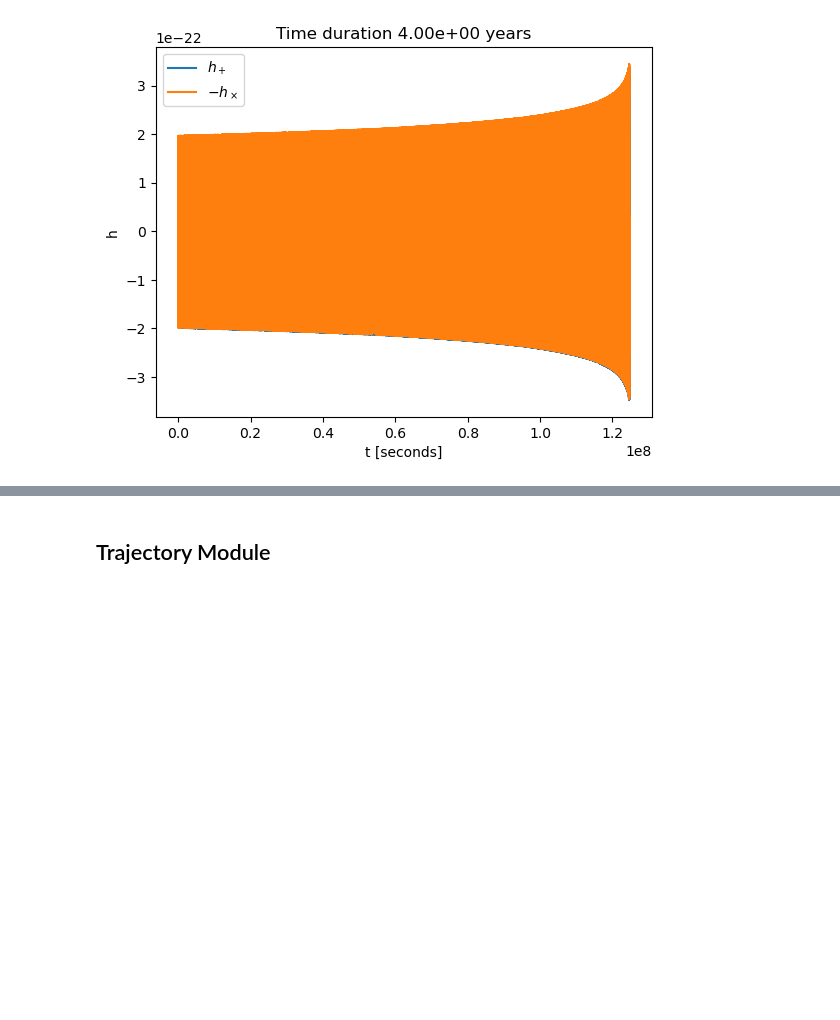
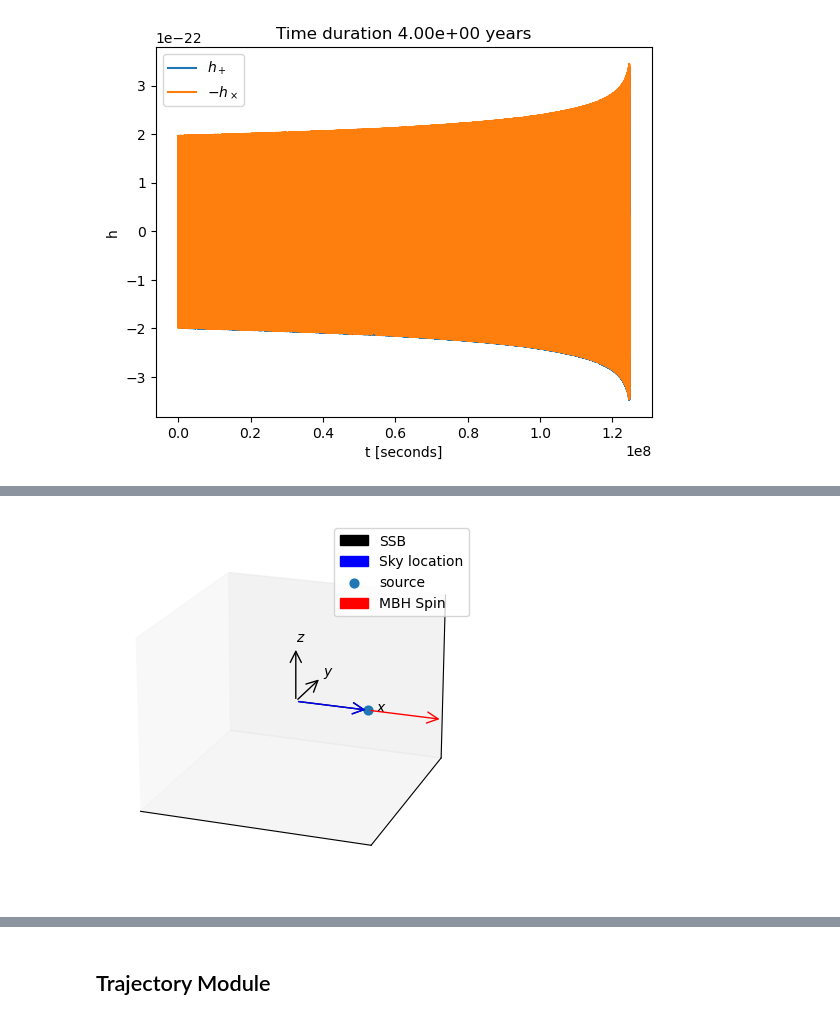
Before and after one commit to lorenzsp/GRAPPA_EMRI_tutorial, a Jupyter notebook: Grappa_tutorial.ipynb, the cells around one changed output, grey strips where cells are left out. Saved outputs shown, nothing was run; the diff lists cells and outputs as text; code cells hidden in the pictures; blank space fills up the shorter version.

Commit message:
update trajectory and text

```diff
--- a/Grappa_tutorial.ipynb
+++ b/Grappa_tutorial.ipynb
@@ -231,0 +241,95 @@ plt.show()
+# %%
+from mpl_toolkits.mplot3d import Axes3D
+from matplotlib.patches import FancyArrowPatch
+from mpl_toolkits.mplot3d import proj3d
+
+class Arrow3D(FancyArrowPatch):
+    def __init__(self, xs, ys, zs, *args, **kwargs):
+        super().__init__((0,0), (0,0), *args, **kwargs)
+        self._verts3d = xs, ys, zs
+
+    def do_3d_projection(self, renderer=None):
+        xs3d, ys3d, zs3d = self._verts3d
+        xs, ys, zs = proj3d.proj_transform(xs3d, ys3d, zs3d, self.axes.M)
+        self.set_positions((xs[0],ys[0]),(xs[1],ys[1]))
+
+        return np.min(zs)
+
+# draw the SSB frame
+fig = plt.figure()
+ax = fig.add_subplot(111, projection='3d')
+arrow_prop_dict = dict(mutation_scale=20, arrowstyle='->')
+
+a = Arrow3D([0, 1], [0, 0], [0, 0], **arrow_prop_dict, color='k')
+ax.add_artist(a)
+a = Arrow3D([0, 0], [0, 1], [0, 0], **arrow_prop_dict, color='k')
+ax.add_artist(a)
+a = Arrow3D([0, 0], [0, 0], [0, 1], **arrow_prop_dict, color='k',label='SSB')
+ax.add_artist(a)
+
+ax.text(1.1, 0, 0, r'$x$')
+ax.text(0, 1.1, 0, r'$y$')
+ax.text(0, 0, 1.1, r'$z$')
+
+
+# sky direction
+qS = np.pi*0.5  # polar sky angle
+phiS = 2*np.pi*0.0  # azimuthal viewing angle
+th, ph, lab = qS, phiS, 'Sky location'
+x_ = np.sin(th) * np.cos(ph)
+y_ = np.sin(th) * np.sin(ph)
+z_ = np.cos(th)
+a = Arrow3D([0, x_], [0, y_], [0, z_], **arrow_prop_dict, color='blue', label=lab)
+ax.add_artist(a)
+ax.scatter(x_,y_,z_,s=40,label='source')
+
+# sky spin
+qK = np.pi*0.5  # polar spin angle
+phiK = 2*np.pi*0.0  # azimuthal viewing angle
+th, ph, lab = qK, phiK, 'MBH Spin'
+x_s = np.sin(th) * np.cos(ph)
+y_s = np.sin(th) * np.sin(ph)
+z_s = np.cos(th)
+a = Arrow3D([x_, x_+x_s], [y_, y_+y_s], [z_, z_+z_s], **arrow_prop_dict, color='red', label=lab)
+ax.add_artist(a)
+
+ax.view_init(azim=-70, elev=20)
+ax.set_xlim([-1.5,1.5])
+ax.set_ylim([-1.5,1.5])
+ax.set_zlim([-1.5,1.5])
+ax.set_xticks([])
+ax.set_yticks([])
+ax.set_zticks([])
+plt.legend()
+plt.show()
+
+# generate waveform
+T = 0.0001
+h = gen_wave(
+    M,
+    mu,
+    a,
+    p0,
+    e0,
+    x0,
+    dist,
+    qS,
+    phiS,
+    qK,
+    phiK,
+    Phi_phi0,
+    Phi_theta0,
+    Phi_r0,
+    T=T,
+    dt=dt,
+)
+
+t = np.arange(len(h)) * dt
+
+plt.figure()
+plt.plot(t, h.real)
+plt.ylabel('h')
+plt.xlabel('t [seconds]')
+plt.show()
+# %% [output]
+[figure, added]
```
Also changed, not shown: parts of 28 cells of this notebook.
